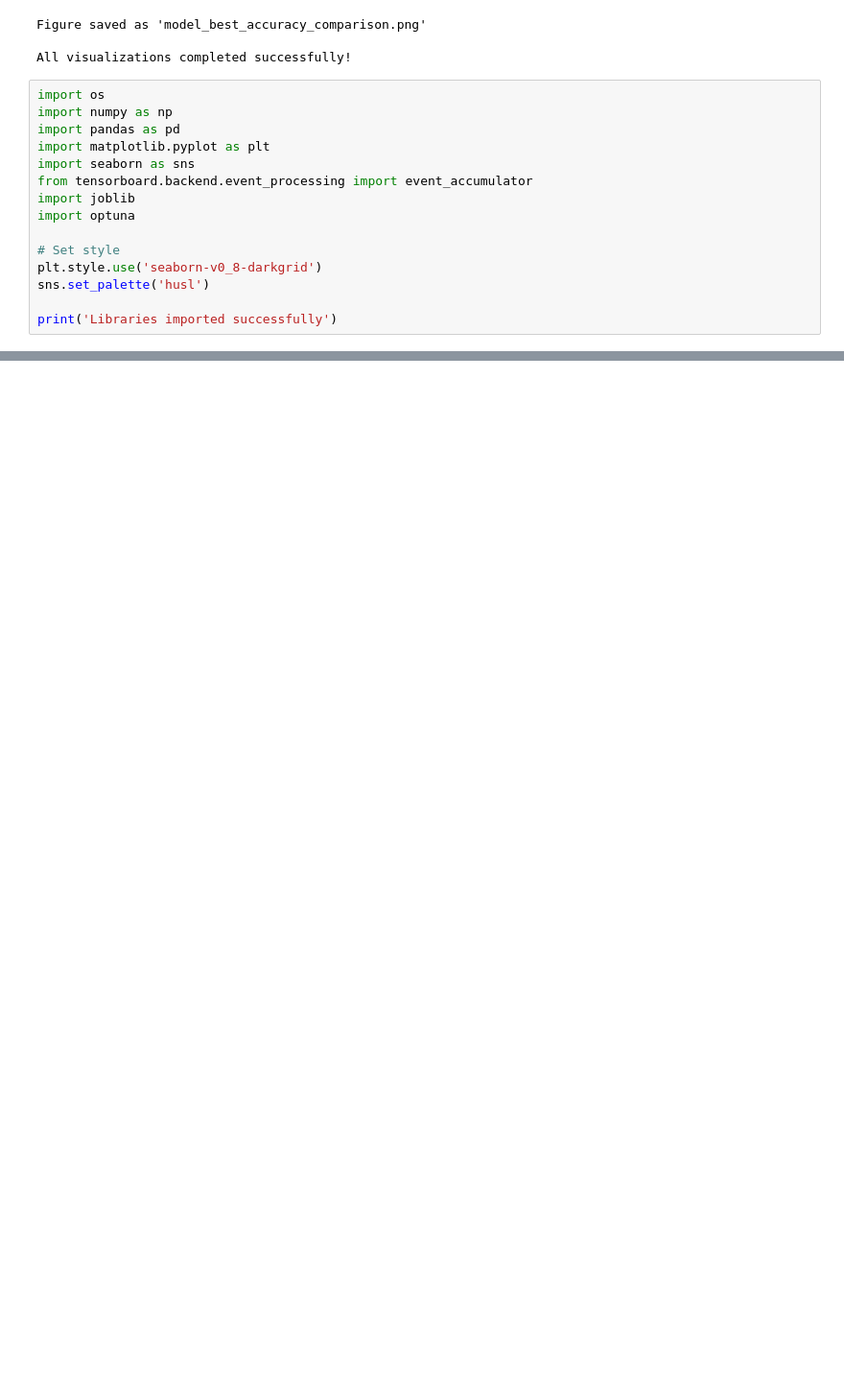
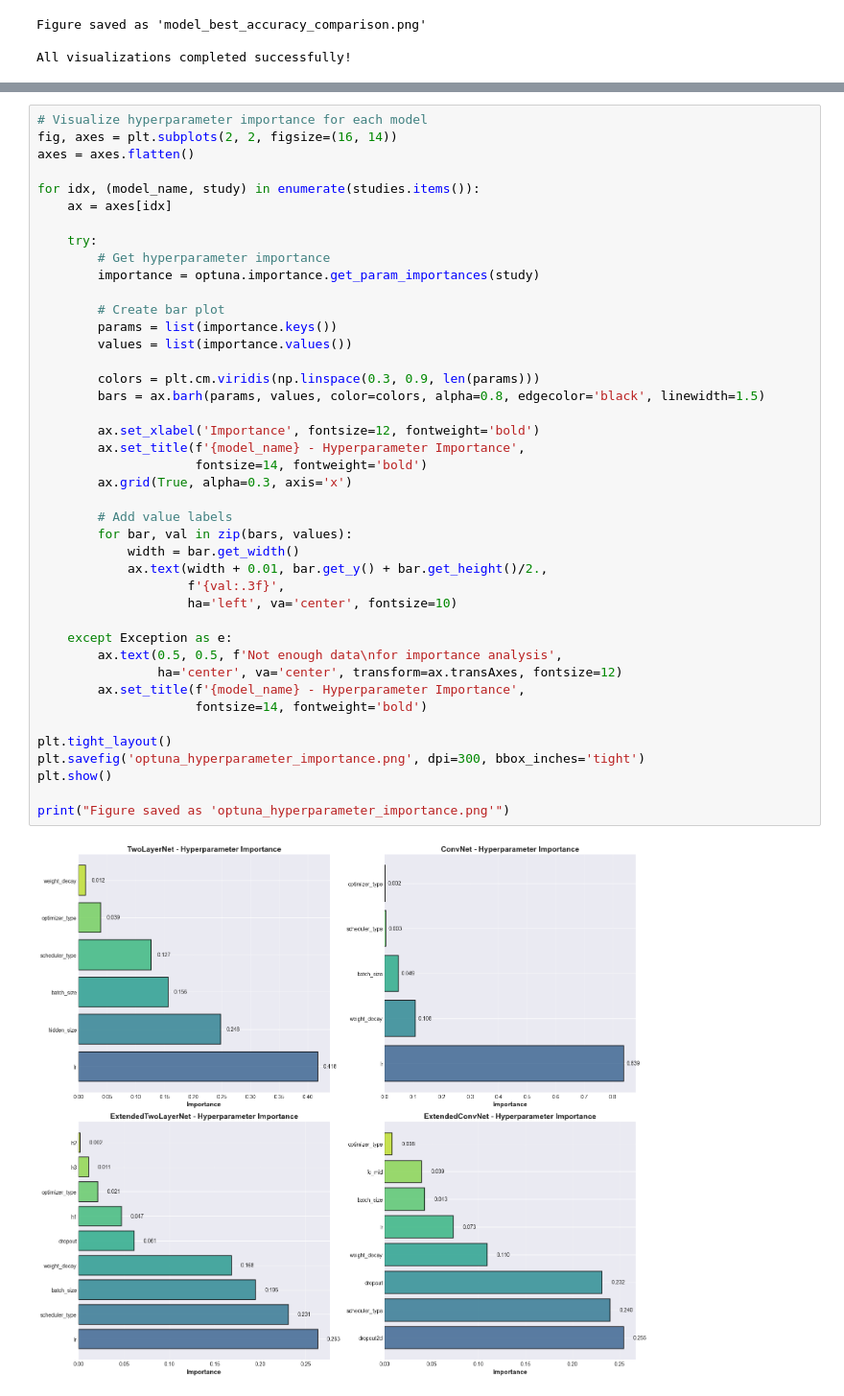
Before and after one commit to maybenzion97/cv1-final-lab-part-2, a Jupyter notebook: model_visualization.ipynb, the cells around one changed output, grey strips where cells are left out. Shown at 96% size. Saved outputs shown, nothing was run; the diff lists cells and outputs as text; blank space fills up the shorter version.

Commit message:
updating to current state and adding visualizations

```diff
--- a/model_visualization.ipynb
+++ b/model_visualization.ipynb
@@ -346,18 +357,3 @@ print("\nAll visualizations completed successfully!")
 Figure saved as 'model_best_accuracy_comparison.png'
 
 All visualizations completed successfully!
-# %%
-import os
-import numpy as np
-import pandas as pd
-import matplotlib.pyplot as plt
-import seaborn as sns
-from tensorboard.backend.event_processing import event_accumulator
-import joblib
-import optuna
-
-# Set style
-plt.style.use('seaborn-v0_8-darkgrid')
-sns.set_palette('husl')
-
-print('Libraries imported successfully')
@@ -365,0 +364,44 @@ Libraries imported successfully
+# %%
+# Visualize hyperparameter importance for each model
+fig, axes = plt.subplots(2, 2, figsize=(16, 14))
+axes = axes.flatten()
+
+for idx, (model_name, study) in enumerate(studies.items()):
+    ax = axes[idx]
+
+    try:
+        # Get hyperparameter importance
+        importance = optuna.importance.get_param_importances(study)
+
+        # Create bar plot
+        params = list(importance.keys())
+        values = list(importance.values())
+
+        colors = plt.cm.viridis(np.linspace(0.3, 0.9, len(params)))
+        bars = ax.barh(params, values, color=colors, alpha=0.8, edgecolor='black', linewidth=1.5)
+
+        ax.set_xlabel('Importance', fontsize=12, fontweight='bold')
+        ax.set_title(f'{model_name} - Hyperparameter Importance',
+                     fontsize=14, fontweight='bold')
+        ax.grid(True, alpha=0.3, axis='x')
+
+        # Add value labels
+        for bar, val in zip(bars, values):
+            width = bar.get_width()
+            ax.text(width + 0.01, bar.get_y() + bar.get_height()/2.,
+                    f'{val:.3f}',
+                    ha='left', va='center', fontsize=10)
+
+    except Exception as e:
+        ax.text(0.5, 0.5, f'Not enough data\nfor importance analysis',
+                ha='center', va='center', transform=ax.transAxes, fontsize=12)
+        ax.set_title(f'{model_name} - Hyperparameter Importance',
+                     fontsize=14, fontweight='bold')
+
+plt.tight_layout()
+plt.savefig('optuna_hyperparameter_importance.png', dpi=300, bbox_inches='tight')
+plt.show()
+
+print("Figure saved as 'optuna_hyperparameter_importance.png'")
+# %% [output]
+[figure, added]
```
Also changed, not shown: parts of 22 cells of this notebook, 12 other files.
